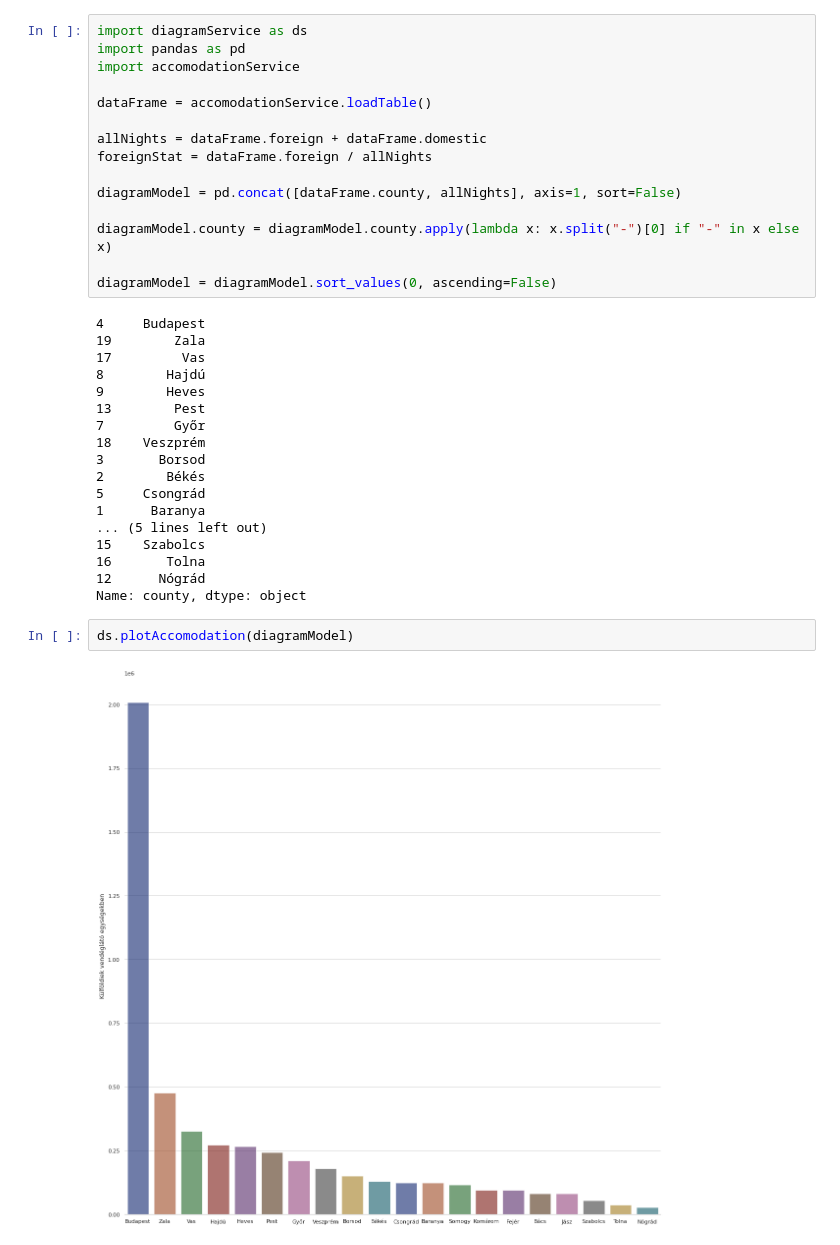
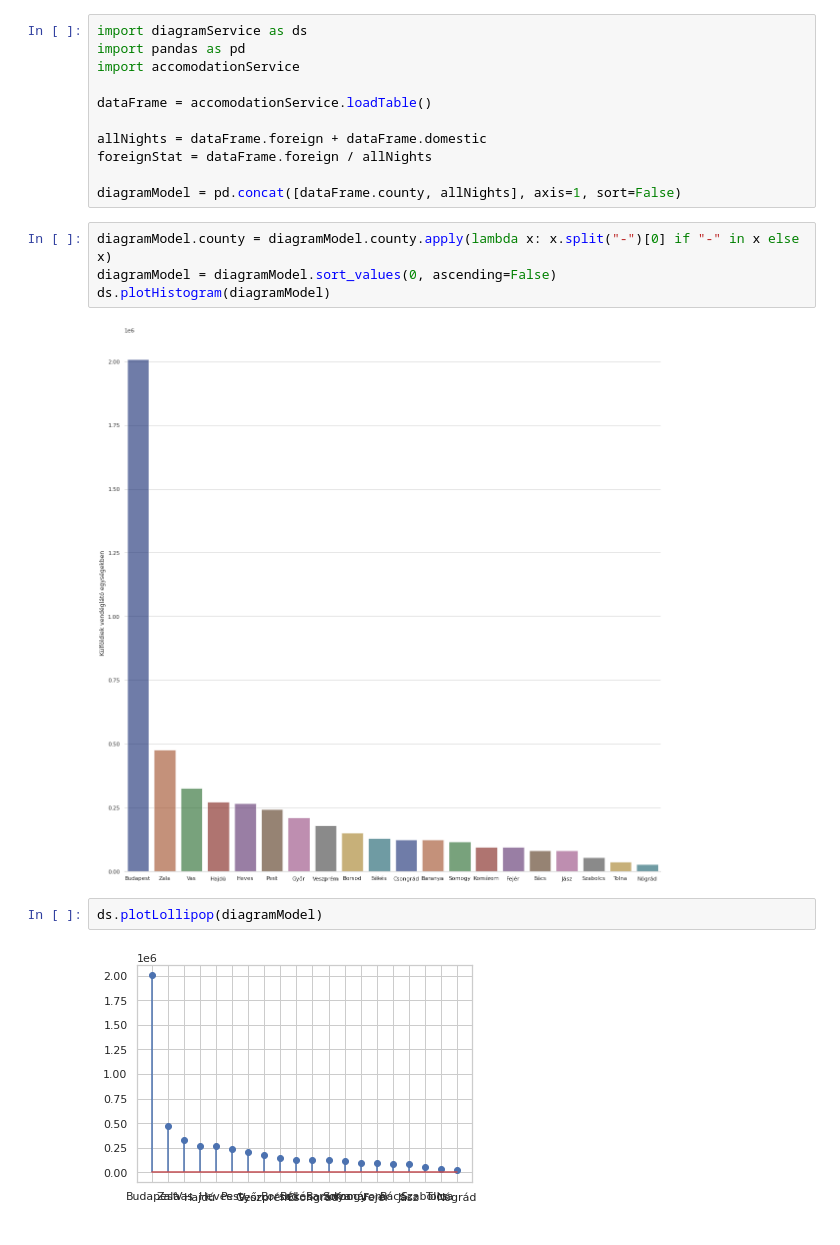
Before and after one commit to lvbubi/Accomodation, a Jupyter notebook: numpy_alapok.ipynb, the cells around one changed output. Cells and saved outputs as stored; diff of their text form.

```diff
--- a/numpy_alapok.ipynb
+++ b/numpy_alapok.ipynb
@@ -9,29 +9,13 @@ allNights = dataFrame.foreign + dataFrame.domestic
 foreignStat = dataFrame.foreign / allNights
 
 diagramModel = pd.concat([dataFrame.county, allNights], axis=1, sort=False)
-
-diagramModel.county = diagramModel.county.apply(lambda x: x.split("-")[0] if "-" in x else x)
-
-diagramModel = diagramModel.sort_values(0, ascending=False)
-# %% [output]
-4     Budapest
-19        Zala
-17         Vas
-8        Hajdú
-9        Heves
-13        Pest
-7         Győr
-18    Veszprém
-3       Borsod
-2        Békés
-5     Csongrád
-1      Baranya
-... (5 lines left out)
-15    Szabolcs
-16       Tolna
-12      Nógrád
-Name: county, dtype: object
+# %%
+diagramModel.county = diagramModel.county.apply(lambda x: x.split("-")[0] if "-" in x else x)
+diagramModel = diagramModel.sort_values(0, ascending=False)
+ds.plotHistogram(diagramModel)
+# %% [output]
+[figure, added]
 # %%
-ds.plotAccomodation(diagramModel)
+ds.plotLollipop(diagramModel)
 # %% [output]
-[figure, old version]
+[figure, new version]
```
Also changed, not shown: 4 other files.
